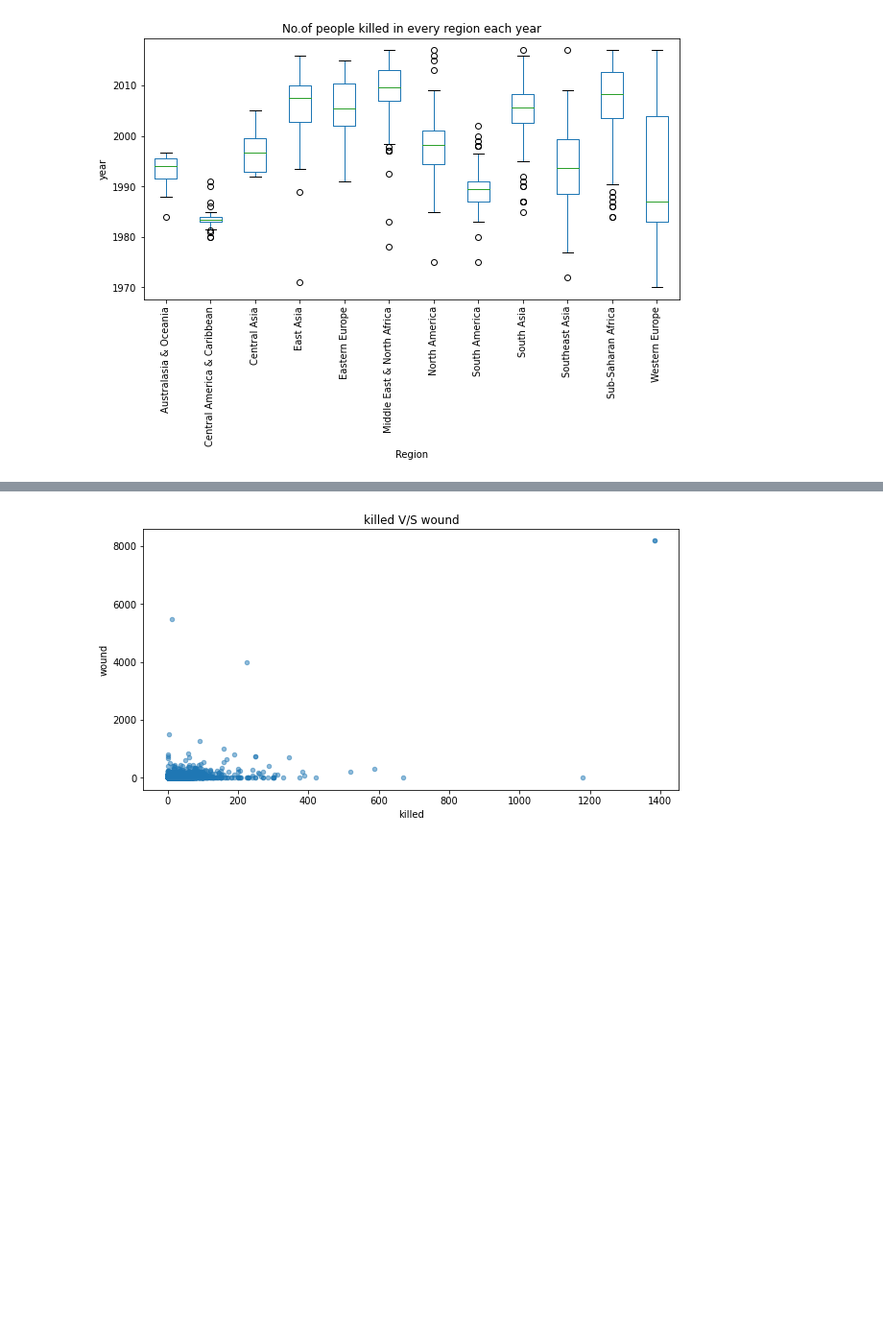
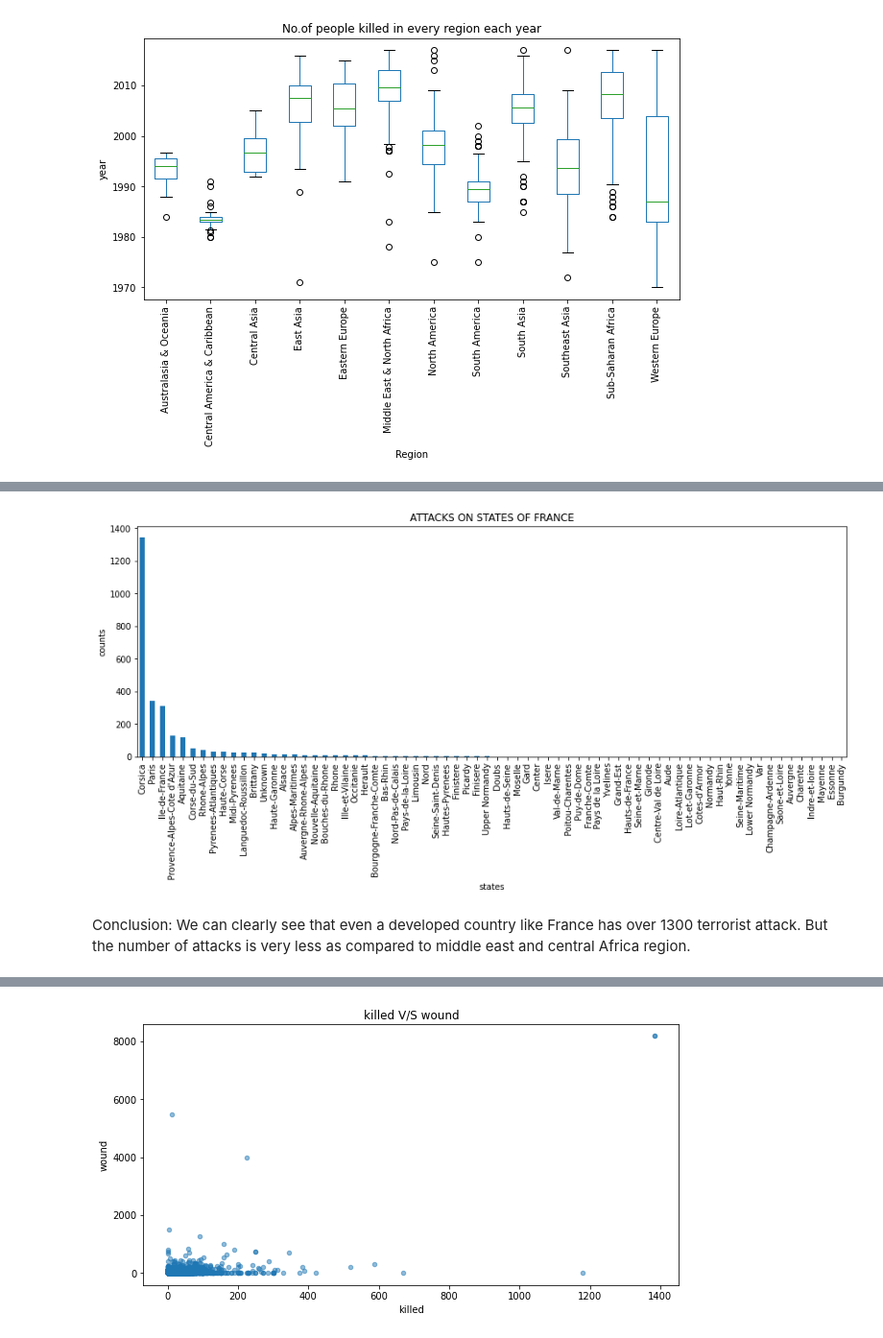
Before and after one commit to mmishra1092/Global-Terrorism-Analysis, a Jupyter notebook: MAYANK_MISHRA_Global_Terrorism_Analysis_Capstone_Project.ipynb, the cells around one changed output, grey strips where cells are left out. Shown: that part at 96% size. Drawn from its saved outputs; the diff is of its cells as text; code cells hidden in the pictures; blank space fills up the shorter version.

```diff
--- a/MAYANK_MISHRA_Global_Terrorism_Analysis_Capstone_Project.ipynb
+++ b/MAYANK_MISHRA_Global_Terrorism_Analysis_Capstone_Project.ipynb
@@ -457,3 +457,8 @@ plt.xticks(rotation = 90)
 plt.rcParams['figure.figsize'] = (15, 5)
 # %% [output]
 [figure]
+# %%
+# States of France attacked
+
+attack_on_France = global_terrorism_relevant_df[global_terrorism_relevant_df['Country'] == 'France']['state'].value_counts()
+attack_on_France
@@ -459,0 +478,12 @@ plt.rcParams['figure.figsize'] = (15, 5)
+# %%
+# Plot most attacked state  in France.
+attack_on_France.plot(kind='bar')
+
+plt.title('ATTACKS ON STATES OF FRANCE')
+plt.ylabel('counts')
+plt.xlabel('states')
+plt.rcParams['figure.figsize'] = (20, 5)
+# %% [output]
+[figure, added]
+# %% [markdown]
+Conclusion: We can clearly see that even a developed country like France has over 1300 terrorist attack. But the number of attacks is very less as compared to middle east and central Africa region.
```
Also changed, not shown: parts of 11 cells of this notebook.
